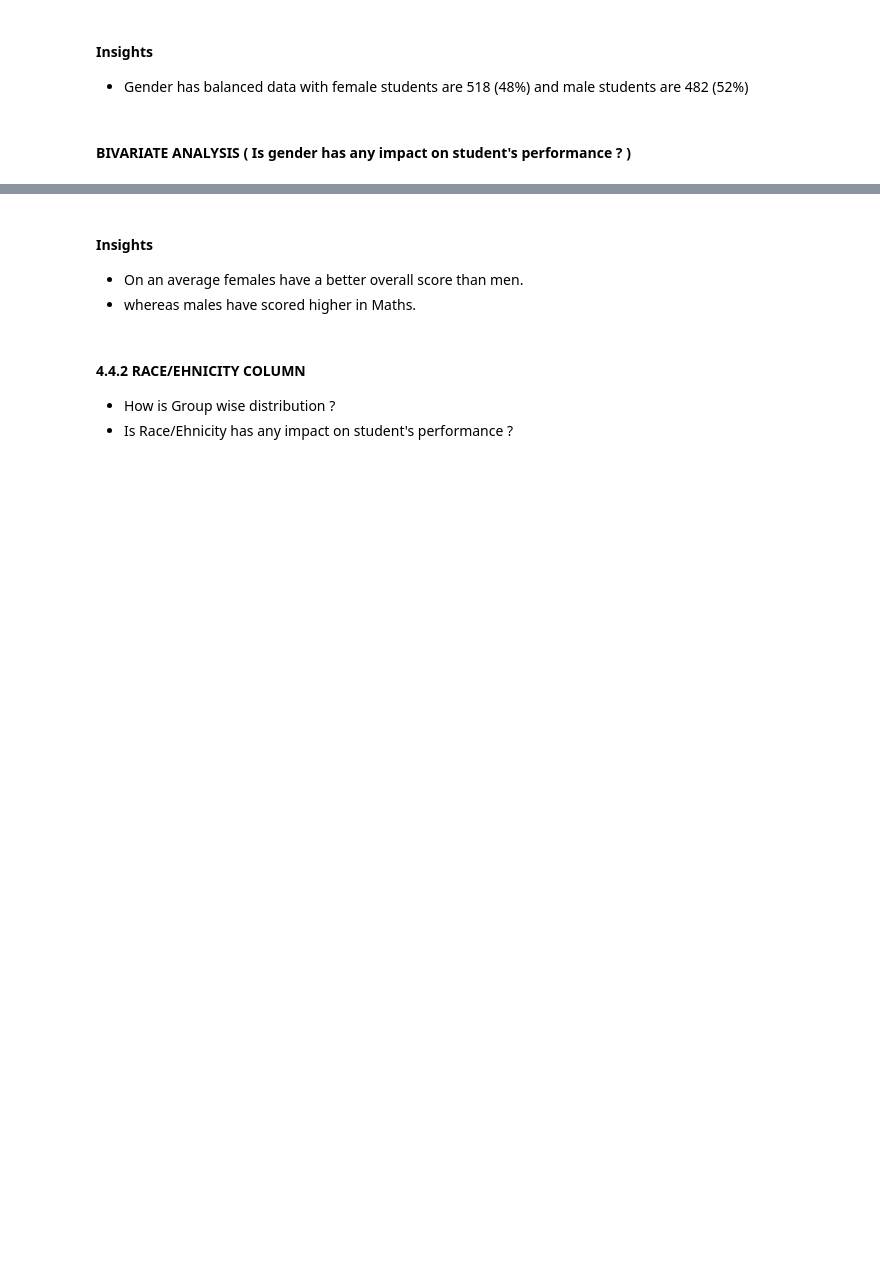
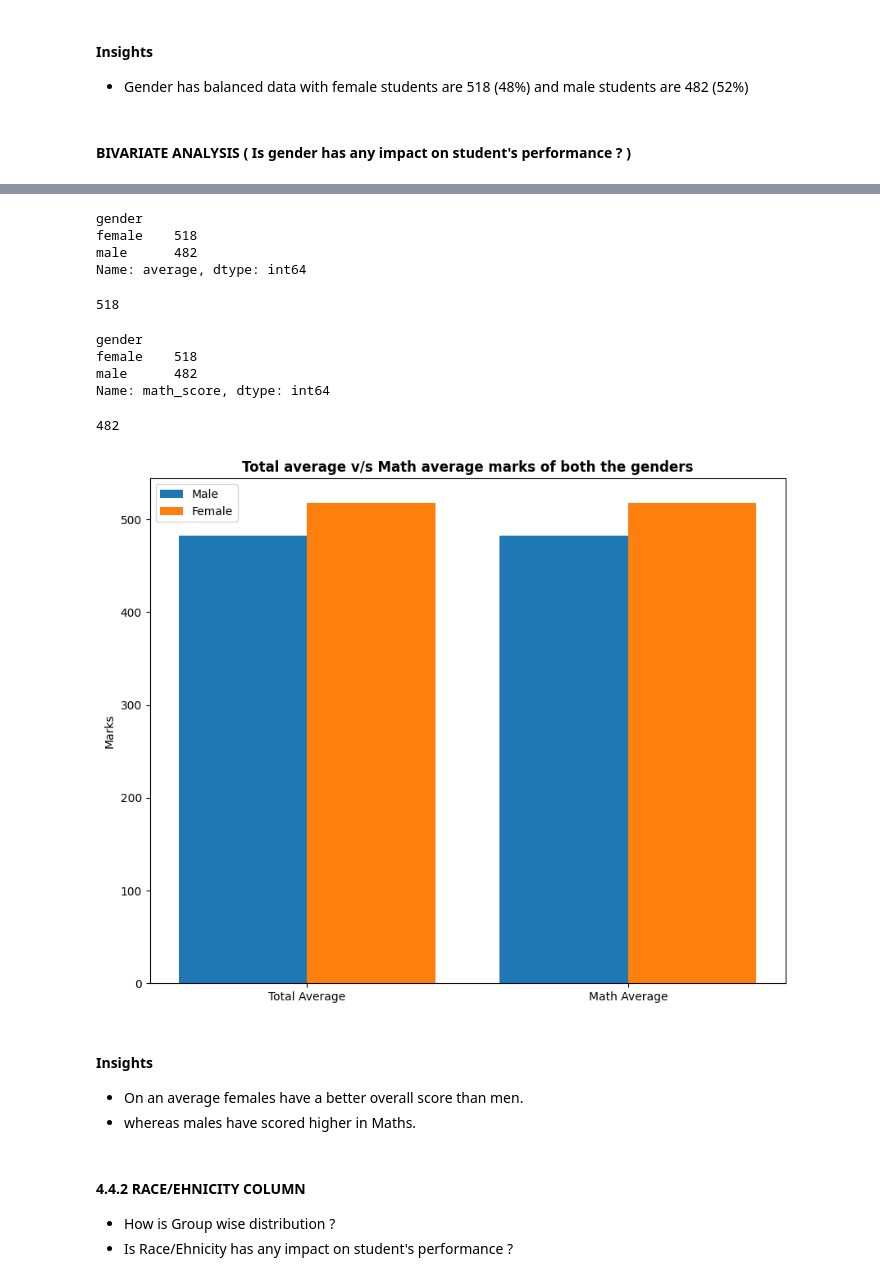
Before and after one commit to ramannkhanna2/mlproject1, a Jupyter notebook: notebook/1 . EDA STUDENT PERFORMANCE .ipynb, the cells around one changed output, grey strips where cells are left out. Saved outputs shown, nothing was run; the diff lists cells and outputs as text; code cells hidden in the pictures; blank space fills up the shorter version.

```diff
--- a/notebook/1 . EDA STUDENT PERFORMANCE .ipynb
+++ b/notebook/1 . EDA STUDENT PERFORMANCE .ipynb
@@ -422,5 +423,5 @@ plt.show()
 # %% [markdown]
 #### BIVARIATE ANALYSIS ( Is gender has any impact on student's performance ? )
 # %%
-gender_group = df.groupby('gender').mean()
+gender_group = df.groupby('gender').count()
 gender_group
@@ -427,22 +446,46 @@ gender_group
+# %%
+gender_group['average']
+# %% [output]
+gender
+female    518
+male      482
+Name: average, dtype: int64
+# %%
+gender_group['average'][0]
+# %% [output]
+518
+# %%
+gender_group['math_score']
+# %% [output]
+gender
+female    518
+male      482
+Name: math_score, dtype: int64
+# %%
+gender_group['math_score'][1]
+# %% [output]
+482
 # %%
 plt.figure(figsize=(10, 8))
 
 X = ['Total Average','Math Average']
 
 
-female_scores = [gender_group['average'][0], gender_group['math score'][0]]
-male_scores = [gender_group['average'][1], gender_group['math score'][1]]
+female_scores = [gender_group['average'][0], gender_group['math_score'][0]]
+male_scores = [gender_group['average'][1], gender_group['math_score'][1]]
 
 X_axis = np.arange(len(X))
 
 plt.bar(X_axis - 0.2, male_scores, 0.4, label = 'Male')
 plt.bar(X_axis + 0.2, female_scores, 0.4, label = 'Female')
 
 plt.xticks(X_axis, X)
 plt.ylabel("Marks")
 plt.title("Total average v/s Math average marks of both the genders", fontweight='bold')
 plt.legend()
 plt.show()
+# %% [output]
+[figure, added]
 # %% [markdown]
 #### Insights
 - On an average females have a better overall score than men.
```
Also changed, not shown: parts of 17 cells of this notebook.
